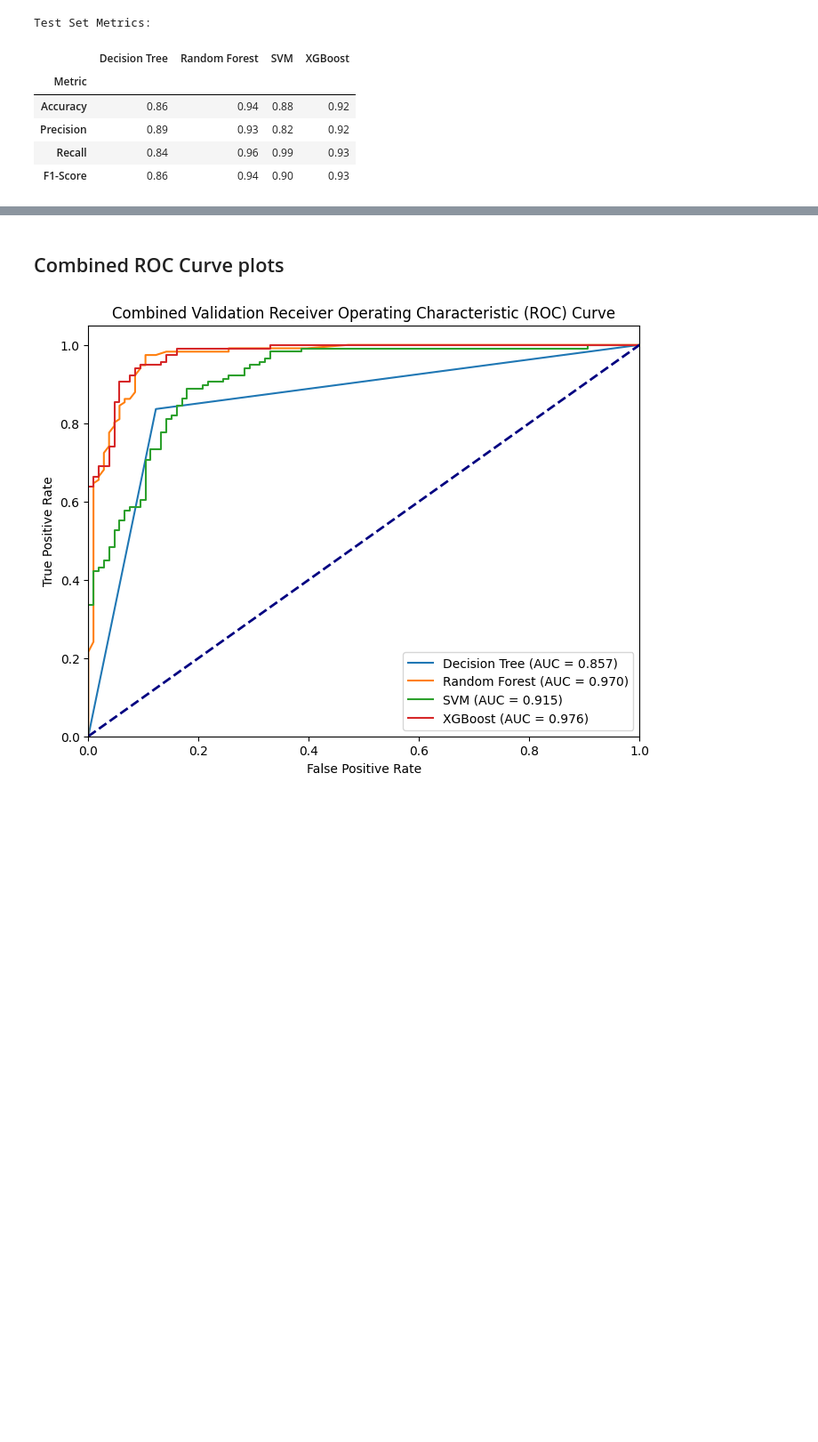
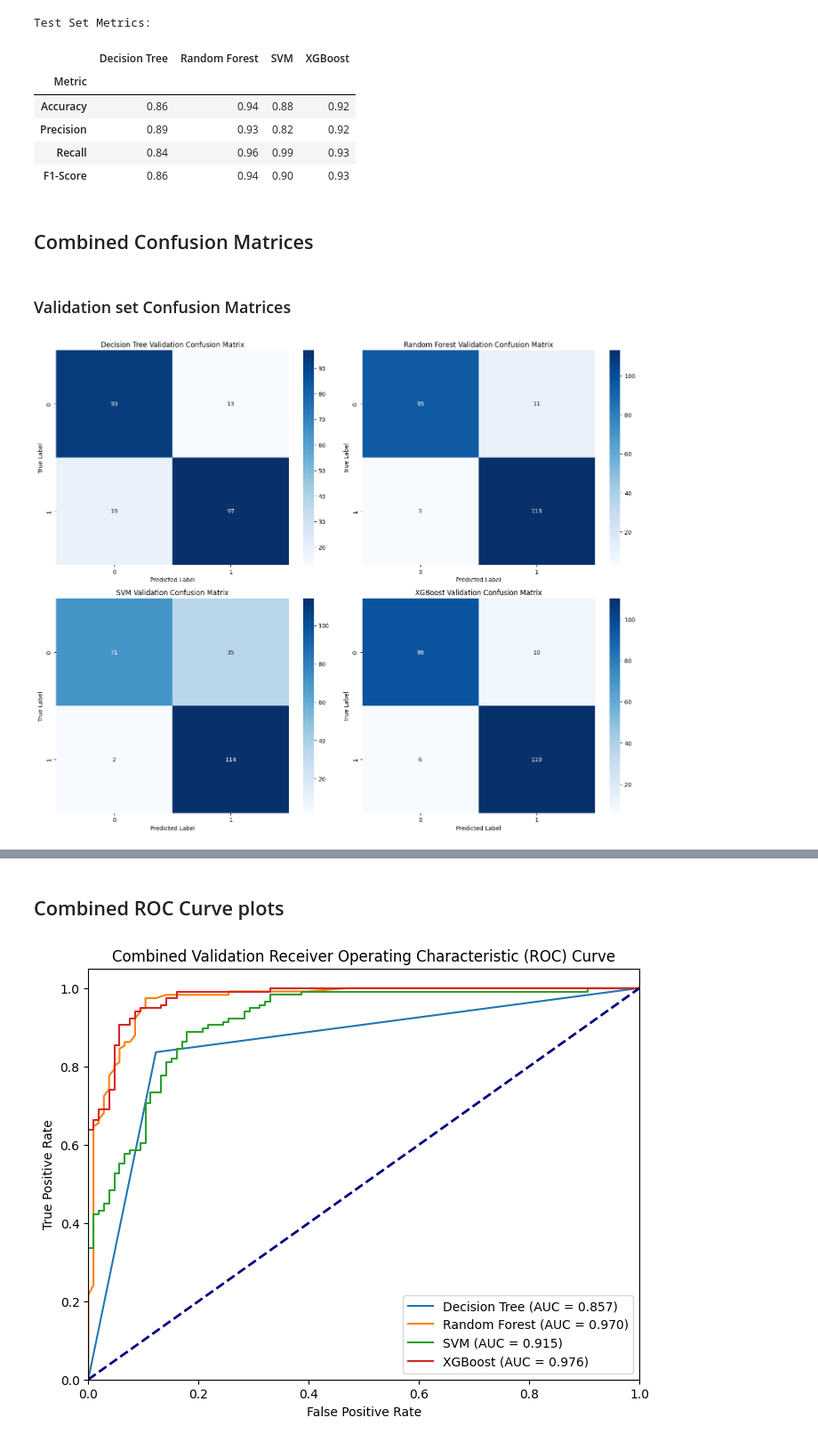
Before and after one commit to ChristianNeitzel/Projeto-Bioinf-PhageAcr, a Jupyter notebook: 5b_code_PhageAcr_ML_mmseqs.ipynb, the cells around one changed output, grey strips where cells are left out. Shown at 89% size. Saved outputs shown, nothing was run; the diff lists cells and outputs as text; code cells hidden in the pictures; blank space fills up the shorter version.

```diff
--- a/5b_code_PhageAcr_ML_mmseqs.ipynb
+++ b/5b_code_PhageAcr_ML_mmseqs.ipynb
@@ -673,3 +673,48 @@ Test Set Metrics:
 | Precision | 0.89 | 0.93 | 0.82 | 0.92 |
 | Recall | 0.84 | 0.96 | 0.99 | 0.93 |
 | F1-Score | 0.86 | 0.94 | 0.90 | 0.93 |
+# %% [markdown]
+## Combined Confusion Matrices
+# %% [markdown]
+### Validation set Confusion Matrices
+# %%
+# Generate the confusion matrices
+val_conf_matrix_dt = confusion_matrix(y_val, y_val_pred_dt)
+val_conf_matrix_rf = confusion_matrix(y_val, y_val_pred_rf)
+val_conf_matrix_svm = confusion_matrix(y_val, y_val_pred_svm)
+val_conf_matrix_xgb = confusion_matrix(y_val, y_val_pred_binary)
+
+# Create a figure and a set of subplots
+fig, axes = plt.subplots(2, 2, figsize=(15, 12))
+
+# Plot the confusion matrix for Decision Tree
+sns.heatmap(val_conf_matrix_dt, annot=True, fmt='d', cmap='Blues', ax=axes[0, 0])
+axes[0, 0].set_xlabel('Predicted Label')
+axes[0, 0].set_ylabel('True Label')
+axes[0, 0].set_title('Decision Tree Validation Confusion Matrix')
+
+# Plot the confusion matrix for Random Forest
+sns.heatmap(val_conf_matrix_rf, annot=True, fmt='d', cmap='Blues', ax=axes[0, 1])
+axes[0, 1].set_xlabel('Predicted Label')
+axes[0, 1].set_ylabel('True Label')
+axes[0, 1].set_title('Random Forest Validation Confusion Matrix')
+
+# Plot the confusion matrix for SVM
+sns.heatmap(val_conf_matrix_svm, annot=True, fmt='d', cmap='Blues', ax=axes[1, 0])
+axes[1, 0].set_xlabel('Predicted Label')
+axes[1, 0].set_ylabel('True Label')
+axes[1, 0].set_title('SVM Validation Confusion Matrix')
+
+# Plot the confusion matrix for XGBoost
+sns.heatmap(val_conf_matrix_xgb, annot=True, fmt='d', cmap='Blues', ax=axes[1, 1])
+axes[1, 1].set_xlabel('Predicted Label')
+axes[1, 1].set_ylabel('True Label')
+axes[1, 1].set_title('XGBoost Validation Confusion Matrix')
+
+# Adjust layout to prevent overlap
+plt.tight_layout()
+
+# Show the plot
+plt.show()
+# %% [output]
+[figure, added]
```
Also changed, not shown: parts of 16 cells of this notebook, 1 other file.
